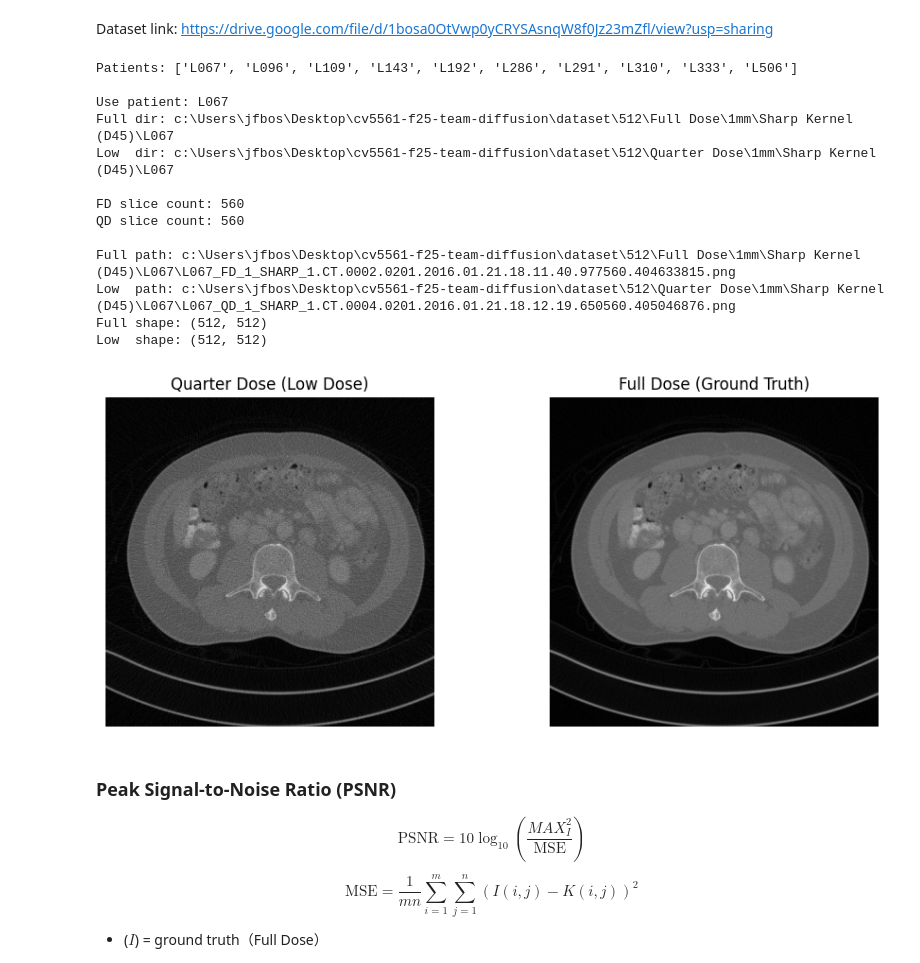
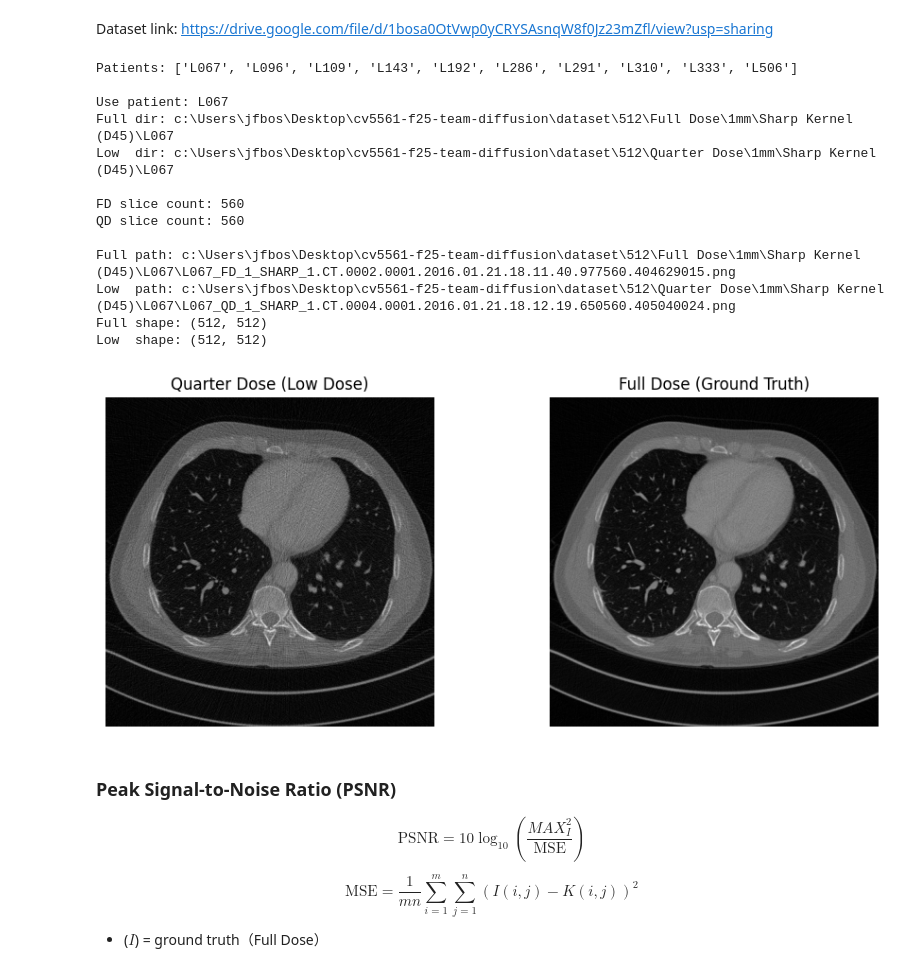
Before and after one commit to tseng097/cv5561-f25-team-diffusion, a Jupyter notebook: project.ipynb, the cells around one changed output. Drawn from its saved outputs; the diff is of its cells as text; code cells hidden in the pictures.

```diff
--- a/project.ipynb
+++ b/project.ipynb
@@ -47,7 +47,7 @@ print("QD slice count:", len(low_files))
 assert len(full_files) == len(low_files)
 
 # ====== 6. get one slice ======
-idx = 200
+idx = 0
 full_path = os.path.join(full_dir, full_files[idx])
 low_path  = os.path.join(low_dir,  low_files[idx])
 
@@ -61,36 +61,36 @@ low_img  = cv2.imread(low_path,  cv2.IMREAD_GRAYSCALE)
 print("Full shape:", full_img.shape)
 print("Low  shape:",  low_img.shape)
 
 # ====== 8. display ======
 plt.figure(figsize=(10,4))
 
 plt.subplot(1,2,1)
 plt.title("Quarter Dose (Low Dose)")
 plt.imshow(low_img, cmap='gray')
 plt.axis('off')
 
 plt.subplot(1,2,2)
 plt.title("Full Dose (Ground Truth)")
 plt.imshow(full_img, cmap='gray')
 plt.axis('off')
 
 plt.tight_layout()
 plt.show()
 # %% [output]
 Patients: ['L067', 'L096', 'L109', 'L143', 'L192', 'L286', 'L291', 'L310', 'L333', 'L506']
 
 Use patient: L067
 Full dir: c:\Users\jfbos\Desktop\cv5561-f25-team-diffusion\dataset\512\Full Dose\1mm\Sharp Kernel (D45)\L067
 Low  dir: c:\Users\jfbos\Desktop\cv5561-f25-team-diffusion\dataset\512\Quarter Dose\1mm\Sharp Kernel (D45)\L067
 
 FD slice count: 560
 QD slice count: 560
 
-Full path: c:\Users\jfbos\Desktop\cv5561-f25-team-diffusion\dataset\512\Full Dose\1mm\Sharp Kernel (D45)\L067\L067_FD_1_SHARP_1.CT.0002.0201.2016.01.21.18.11.40.977560.404633815.png
-Low  path: c:\Users\jfbos\Desktop\cv5561-f25-team-diffusion\dataset\512\Quarter Dose\1mm\Sharp Kernel (D45)\L067\L067_QD_1_SHARP_1.CT.0004.0201.2016.01.21.18.12.19.650560.405046876.png
+Full path: c:\Users\jfbos\Desktop\cv5561-f25-team-diffusion\dataset\512\Full Dose\1mm\Sharp Kernel (D45)\L067\L067_FD_1_SHARP_1.CT.0002.0001.2016.01.21.18.11.40.977560.404629015.png
+Low  path: c:\Users\jfbos\Desktop\cv5561-f25-team-diffusion\dataset\512\Quarter Dose\1mm\Sharp Kernel (D45)\L067\L067_QD_1_SHARP_1.CT.0004.0001.2016.01.21.18.12.19.650560.405040024.png
 Full shape: (512, 512)
 Low  shape: (512, 512)
-[figure, old version]
+[figure, new version]
 # %% [markdown]
 ### Peak Signal-to-Noise Ratio (PSNR)
 
```
Also changed, not shown: parts of 16 cells of this notebook, 1 other file.
